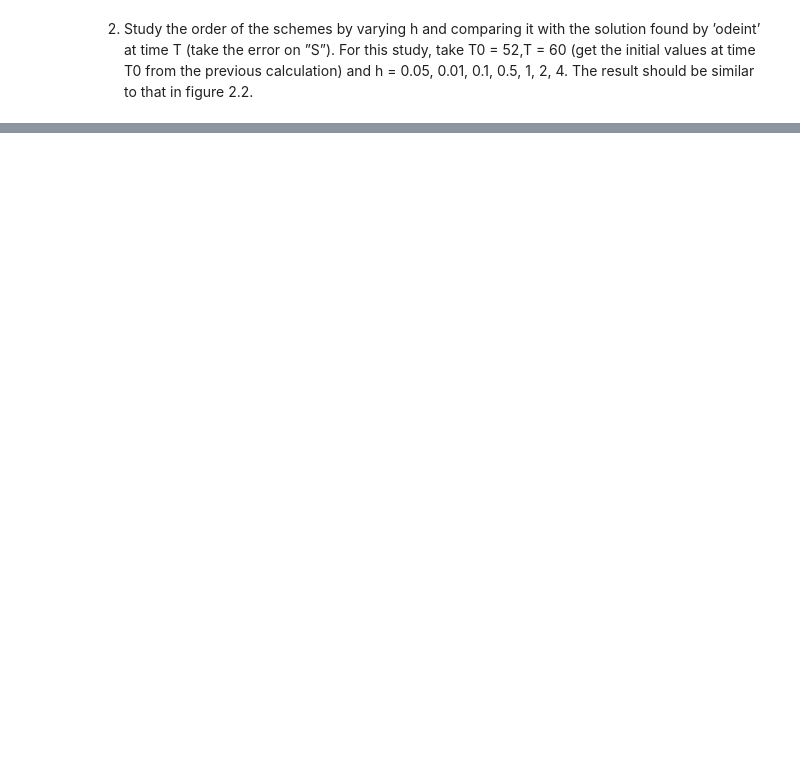
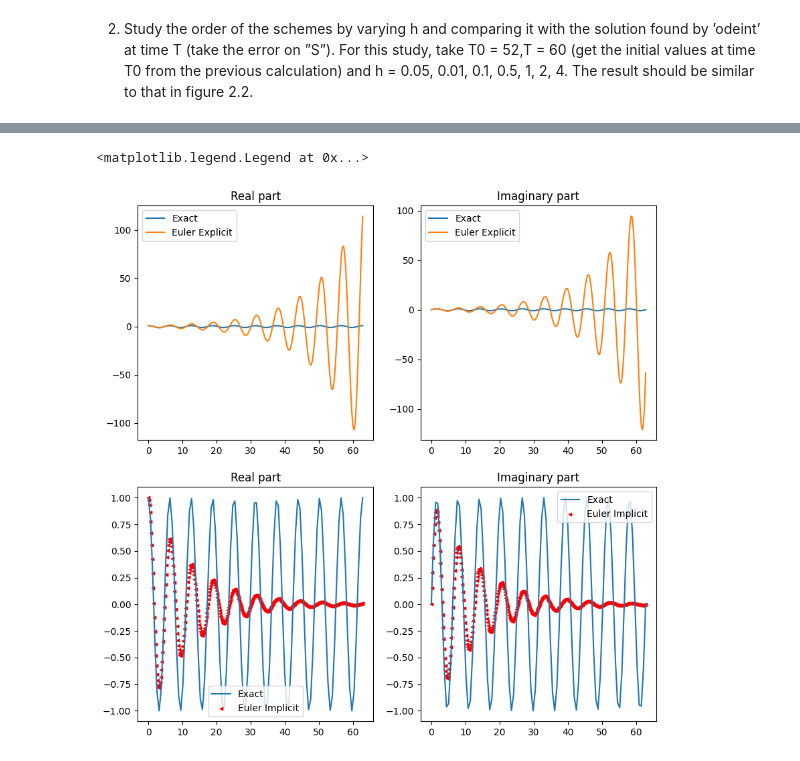
Before and after one commit to AntoninDurousseau/Studies, a Jupyter notebook: M1/Numerical Method/TP1.ipynb, the cells around one changed output, grey strips where cells are left out. Saved outputs shown, nothing was run; the diff lists cells and outputs as text; code cells hidden in the pictures; blank space fills up the shorter version.

```diff
--- a/M1/Numerical Method/TP1.ipynb
+++ b/M1/Numerical Method/TP1.ipynb
@@ -169,0 +162,57 @@ plt.show()
+# %%
+def euler_explicit(x0,f,T,N,type=int,lam=1):
+    h = T/N
+    t = np.linspace(0,T,N+1)
+    u = np.zeros(N + 1, dtype=type)
+    u[0] = x0
+    for n in range(N):
+        u[n + 1] = u[n] + h * f(t[n], u[n], lam)
+    return t,u
+
+def euler_implicit(u0, T, N, lam, type=int):
+    h = T / N
+    t = np.linspace(0, T, N + 1)
+    u = np.zeros(N + 1, dtype=type)
+    u[0] = u0
+    for n in range(N):
+        u[n + 1] = u[n] / (1 - lam * h)
+    return t, u
+# %%
+# Parameters
+x0 = 1
+T = 10 * 2 * np.pi
+N = 400
+lam = 1j
+
+# Exact solution
+x = np.linspace(0, T, 100)
+x_exact = x0 * np.exp(lam * x)
+
+# Euler Explicit
+t, U = euler_explicit(x0, f, T, N,type=complex, lam=lam)
+t2,U2 = euler_implicit(x0,T,N, lam, type=complex)
+
+fig,ax = plt.subplots(2, 2, figsize=(10, 10))
+
+ax[0,0].plot(x, x_exact.real, label='Exact')
+ax[0,0].plot(t, U.real, label='Euler Explicit')
+ax[0,0].set_title('Real part')
+ax[0,0].legend()
+
+ax[0,1].plot(x,x_exact.imag , label='Exact')
+ax[0,1].plot(t, U.imag, label='Euler Explicit')
+ax[0,1].set_title('Imaginary part')
+ax[0,1].legend()
+
+ax[1,0].plot(x, x_exact.real, label='Exact')
+ax[1,0].scatter(t2, U2.real, label='Euler Implicit',marker='<',c='r',s=10)
+ax[1,0].set_title('Real part')
+ax[1,0].legend()
+
+ax[1,1].plot(x, x_exact.imag, label='Exact')
+ax[1,1].scatter(t2, U2.imag, label='Euler Implicit',marker='<',c='r',s=10)
+ax[1,1].set_title('Imaginary part')
+ax[1,1].legend()
+# %% [output]
+<matplotlib.legend.Legend at 0x...>
+[figure, added]
```
Also changed, not shown: parts of 13 cells of this notebook, 1 other file.
